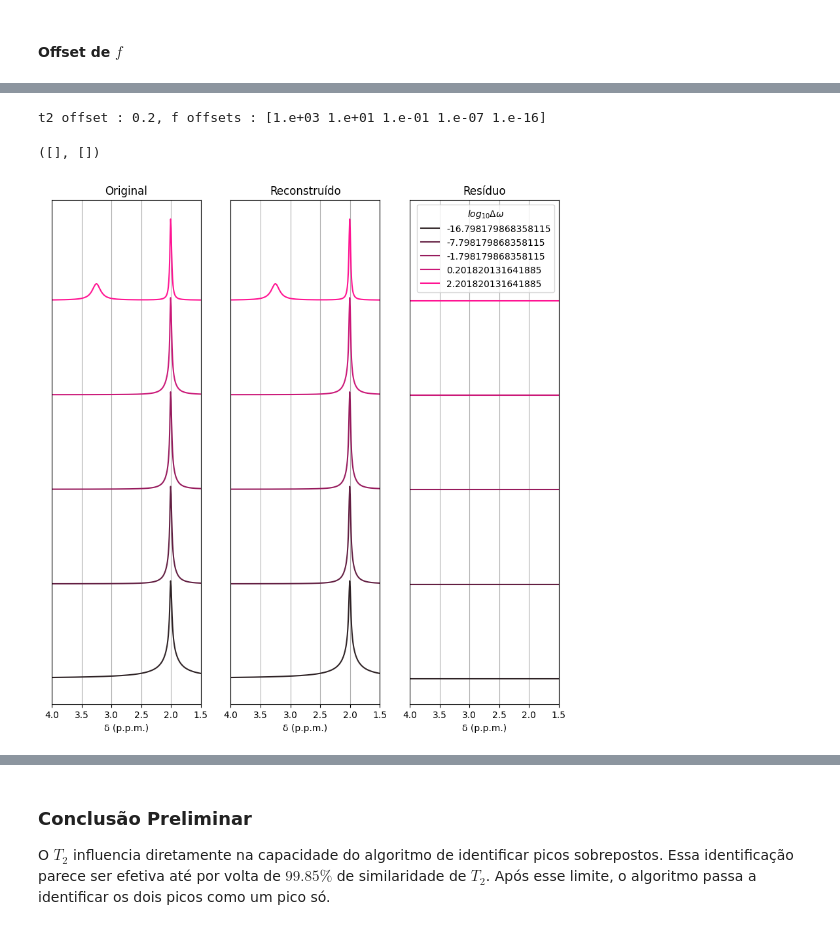
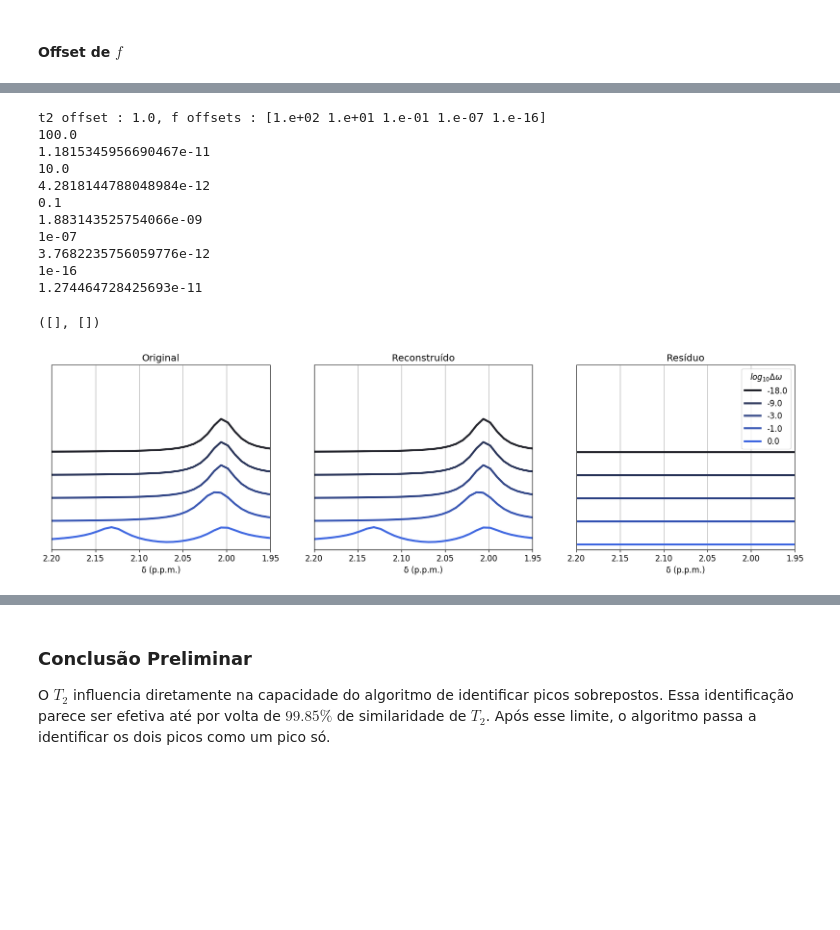
Before and after one commit to JoaoDell/MRI-study, a Jupyter notebook: examples/MPM/two_peaks.ipynb, the cells around one changed output, grey strips where cells are left out. Drawn from its saved outputs; the diff is of its cells as text; code cells hidden in the pictures; blank space fills up the shorter version.

```diff
--- a/examples/MPM/two_peaks.ipynb
+++ b/examples/MPM/two_peaks.ipynb
@@ -267,7 +267,7 @@ if rerun == False:
     phis_ = np.load(folder_name + subfolder_name + "phis_" + filename_end + ".npy")
     omegas_ = np.load(folder_name + subfolder_name + "omegas_" + filename_end + ".npy")
     t2s_ = np.load(folder_name + subfolder_name + "t2s_" + filename_end + ".npy")
-    s0_offsets = np.load(folder_name + subfolder_name + "s0_offsets" + filename_end + ".npy")
+    # s0_offsets = np.load(folder_name + subfolder_name + "s0_offsets" + filename_end + ".npy")
 # %%
 print(s0s_.shape)
 # %% [output]
@@ -415,8 +416,8 @@ s0s_, phis_, omegas_, t2s_ = np.zeros(shape), np.zeros(shape), np.zeros(shape),
 # %%
 rerun = False
 # filename_end = "_different_freqs"
-# Tem _t2_offsets_1, _t2_offsets_2, _t2_offsets_3 e _t2_offsets_4
-filename_end = "_t2_offsets_1"
+ends_t2 = ["_t2_offsets_1", "_t2_offsets_2", "_t2_offsets_3", "_t2_offsets_4"]
+filename_end = ends_t2[3]
 folder_name = "files/"
 subfolder_name = "two_peaks/"
 # %%
@@ -581,7 +599,7 @@ plt.yticks([])
 # %% [markdown]
 #### Offset de $f$
 # %%
-f_offsets_pick = np.array([0, 2, 4, 10, 19])
+f_offsets_pick = np.array([1, 2, 4, 10, 19])
 t2_offsets_pick = np.array([1, 5, 9])
 
 print(offsets[f_offsets_pick])
@@ -590,6 +608,6 @@ print(offsets[f_offsets_pick])
 # %%
 m = f_offsets_pick.size
-t2_offset_i = t2_offsets_pick[0]
+t2_offset_i = t2_offsets_pick[2]
 
 print(f"t2 offset : {t2_offsets[t2_offset_i]}, f offsets : {offsets[f_offsets_pick]}")
 
@@ -599,6 +617,7 @@ sigs_fft_f_rebuilt = np.zeros((m, 2048), np.complex128)
 
 for j in range(m):
     offset = f_offsets_pick[j]
+    print(offsets[offset])
     ws[0] = ws[1] + offsets[offset]
     t2s[0] = t2s[1]*t2_offsets[t2_offset_i]
     M_0s[0] = M_0s[1]
@@ -614,47 +633,70 @@ for j in range(m):
     pop2 = pymri.population(omegas__, t2s__, s0s__, phis__)
     sig2, t = pymri.population_transverse_decay(t0, tn, dt, pop2)
     freqs, sigs_fft_f_rebuilt[j, :] = pymri.fourier_spectrum(sig2, dt, B0)
+    print(np.max(np.abs(sigs_fft_f_rebuilt[j, :] - sigs_fft_f[j, :])))
 
 # Building the y_offsets array
+y_offset_2 = 90
 freqs_arr_f = np.full((m, freqs.size), freqs)
 y_offsets_f = np.ones_like(sigs_fft)
 f_offsets = np.zeros_like(freqs_arr, dtype = "float")
 
 for k in range(m):
-    y_offsets_f[k] = (m - 1 - k)*y_offsets_f[k]*y_offset
-    f_offsets[k, :] = np.full(freqs.size, np.log10(pymri.rad_to_hz( offsets[f_offsets_pick[k]] )))
+    y_offsets_f[k] = k*y_offsets_f[k]*y_offset_2
+    f_offsets[k, :] = np.round(np.full(freqs.size, np.log10(pymri.rad_to_hz( offsets[f_offsets_pick[k]] )/pymri.GAMMA*B0)), 1)
     # f_offsets[k, :] = np.full(freqs.size, round( pymri.chem_shift_from_f(pymri.rad_to_hz( offsets[f_offsets_pick[k]] ), B0), 5) ) #Convertendo para ppm para mostrar nas unidades certas do gráfico
-
-# print(f_offsets)
 # %% [output]
-t2 offset : 0.2, f offsets : [1.e+03 1.e+01 1.e-01 1.e-07 1.e-16]
+t2 offset : 1.0, f offsets : [1.e+02 1.e+01 1.e-01 1.e-07 1.e-16]
+100.0
+1.1815345956690467e-11
+10.0
+4.2818144788048984e-12
+0.1
+1.883143525754066e-09
+1e-07
+3.7682235756059776e-12
+1e-16
+1.274464728425693e-11
 # %%
-palette_4 = sns.dark_palette("#FF1493", n_colors= n, reverse = False)
+palette_4 = sns.dark_palette("#4169E1", n_colors= n, reverse = False)
 
-plt.figure(figsize=(10, 10))
+ylim_2 = (-20, 700)
+
+linewidth = 3.0
+
+
+plt.rcParams.update({'font.size': 12})
+plt.figure(figsize=(20, 5))
 
 plt.subplot(131)
-plt.ylim(ylim)
+plt.ylim(ylim_2)
 plt.xlim(xlim)
-pymri.sns_plot_chem_shifts(freqs_arr, sigs_fft_f + y_offsets, title = "Original",
-                           ylabel=None, palette = palette_4, hue = f_offsets, hue_label=r"$log_{10} \Delta \omega$")
+pymri.sns_plot_chem_shifts(freqs_arr, sigs_fft_f + y_offsets_f, title = "Original",
+                           ylabel=None, palette = palette_4, hue = f_offsets,
+                           hue_label=r"$log_{10} \Delta \omega$ (MHz)", linewidth=linewidth)
 plt.yticks([])
 plt.legend([],[], frameon=False)
+# plt.gca().spines["top"].set_visible(False)
+# plt.gca().spines["left"].set_visible(False)
+# plt.gca().spines["right"].set_visible(False)
 
 plt.subplot(132)
-plt.ylim(ylim)
+plt.ylim(ylim_2)
 plt.xlim(xlim)
-pymri.sns_plot_chem_shifts(freqs_arr, sigs_fft_f_rebuilt + y_offsets, title = "Reconstruído",
-                           ylabel=None, palette = palette_4, hue = f_offsets, hue_label=r"$log_{10} \Delta \omega$")
+pymri.sns_plot_chem_shifts(freqs_arr, sigs_fft_f_rebuilt + y_offsets_f, title = "Reconstruído",
+                           ylabel=None, palette = palette_4, hue = f_offsets,
+                           hue_label=r"$log_{10} \Delta \omega$ (MHz)", linewidth=linewidth)
 plt.yticks([])
 plt.legend([],[], frameon=False)
 
 plt.subplot(133)
-plt.ylim(ylim)
+plt.ylim(ylim_2)
 plt.xlim(xlim)
-pymri.sns_plot_chem_shifts(freqs_arr, sigs_fft_f - sigs_fft_f_rebuilt + y_offsets, title = "Resíduo",
-                           ylabel=None, palette = palette_4, hue = f_offsets, hue_label=r"$log_{10} \Delta \omega$")
+pymri.sns_plot_chem_shifts(freqs_arr, sigs_fft_f - sigs_fft_f_rebuilt + y_offsets_f, title = "Resíduo",
+                           ylabel=None, palette = palette_4, hue = f_offsets,
+                           hue_label=r"$log_{10} \Delta \omega$ ", linewidth=linewidth)
 plt.yticks([])
+# plt.legend([],[], frameon=False)
 # %% [output]
 ([], [])
-[figure, old version]
+[figure, new version]
```
Also changed, not shown: parts of 16 cells of this notebook, 46 other files.
